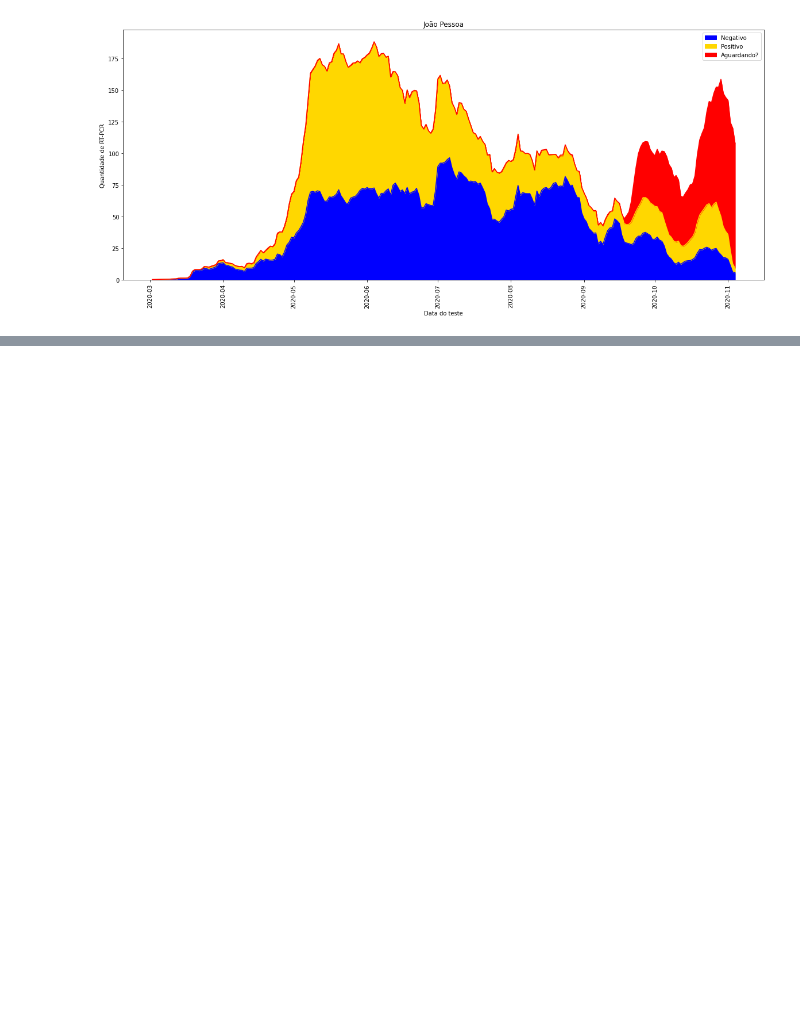
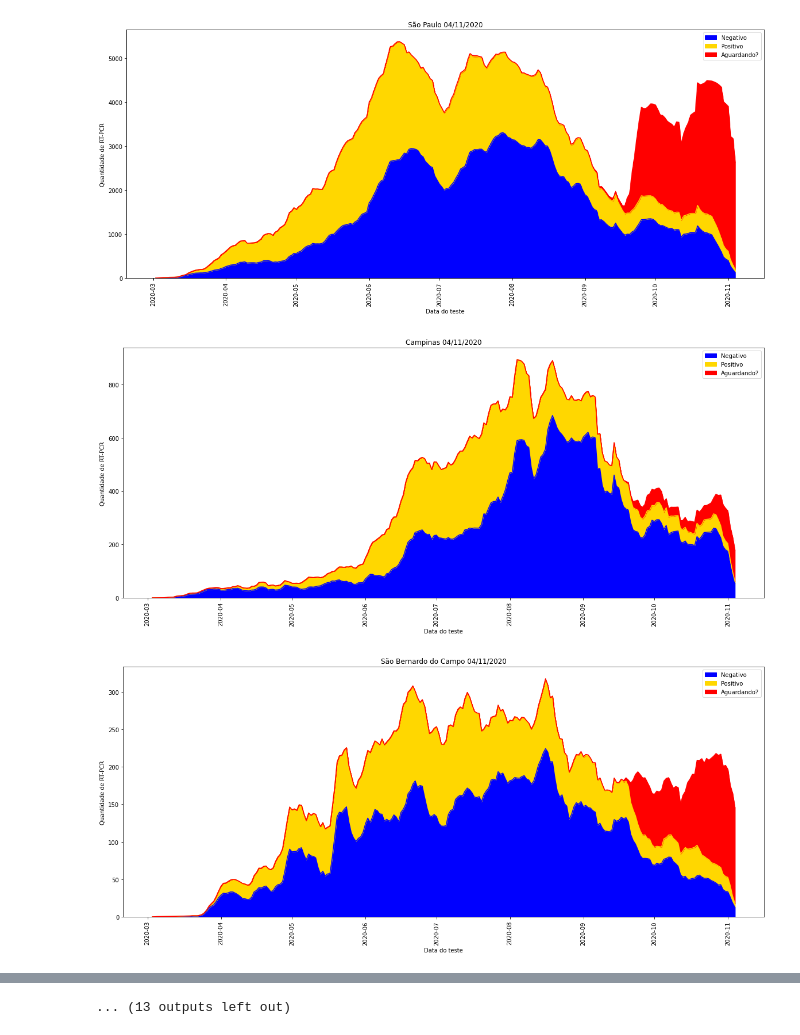
Before and after one commit to romulokps/testesPCR, a Jupyter notebook: PCRcidades.ipynb, the cells around one changed output, grey strips where cells are left out. Drawn from its saved outputs; the diff is of its cells as text; code cells hidden in the pictures; blank space fills up the shorter version.

```diff
--- a/PCRcidades.ipynb
+++ b/PCRcidades.ipynb
@@ -7,15 +7,19 @@ from datetime import datetime
 from scipy import stats
 import numpy as np
 
-caminho = '/content/drive/My Drive/dados/'
+caminho = '/content/drive/My Drive/dados/estados 2020-11-13/'
 pop = pd.read_csv('https://raw.githubusercontent.com/romulokps/testesPCR/main/populacaoBR.csv')
 pop = pop.sort_values(by = 'pop', ascending=False).head(25)
 #pop = pop.sort_values(by = 'pop', ascending=False).tail(2)
 #pop = pop.sort_values(by = 'pop', ascending=False).head(1)
+pop = pop.sort_values(by = 'estado', ascending=False)
+#pop = pop.sort_values(by = 'pop', ascending=False).head(6)
 pop = pop.reset_index()
 
 for i in pop.index:
-    fe = pd.read_csv(caminho + pop.iloc[i]['estado'], low_memory = False)
+    if ((pop.iloc[i]['estado'] != pop.iloc[i-1]['estado']) ):
+     df = pd.read_csv(caminho + pop.iloc[i]['estado'], low_memory = False)
+    fe = df
     fe = fe[fe['tipoTeste'] == 'RT-PCR']
     #if (ibge != 0):
     fe = fe[fe['municipioNotificacaoIBGE'] == pop.iloc[i]['ibgeID']]
@@ -28,32 +32,34 @@ for i in pop.index:
     fe['dataTeste'] = pd.to_datetime(fe['dataTeste']).dt.date
     fe = fe[fe['dataTeste'] > datetime.strptime('2020-03-01', '%Y-%m-%d').date()]
     #fe = fe.sort_values(by= ['dataTeste'], ascending=False)
     fe = fe.replace(np.nan, "nan")
     fe = pd.get_dummies(fe, columns=['resultadoTeste'])
     fe = fe.groupby('dataTeste').sum()
 
     #tira os outliers
     z_scores = stats.zscore(fe)
     abs_z_scores = np.abs(z_scores)
     filtered_entries = (abs_z_scores < 13).all(axis=1)
     fe = fe[filtered_entries]
 
     #total = (fe['resultadoTeste_Positivo'] + fe['resultadoTeste_Negativo'] +  fe['resultadoTeste_nan'] + fe['resultadoTeste_Inconclusivo ou Indeterminado'])
     #taxa = (fe['resultadoTeste_Positivo']/total).rolling(min_periods=1, window=janela).sum()/janela
     #taxai = (fe['resultadoTeste_Positivo']/(total - fe['resultadoTeste_nan'])).rolling(min_periods=1, window=janela).sum()/janela
     janela = 7
     fe['resultadoTeste_Positivo'] = fe['resultadoTeste_Positivo'].rolling(min_periods=1, window=janela).sum()/janela
     fe['resultadoTeste_Negativo'] = fe['resultadoTeste_Negativo'].rolling(min_periods=1, window=janela).sum()/janela
     #fe['resultadoTeste_Inconclusivo ou Indeterminado'] = fe['resultadoTeste_Inconclusivo ou Indeterminado'].rolling(min_periods=1, window=janela).sum()/janela
     fe['resultadoTeste_nan'] = fe['resultadoTeste_nan'].rolling(min_periods=1, window=janela).sum()/janela
     fe.columns = ['Negativo','Positivo','Aguardando?']
     pal = ["#9b59b6", "#e74c3c", "#34495e", "#2ecc71"]
     ax = fe.plot.area(rot=90, figsize = (20,8), color = ["blue","gold", "red"])
-    ax.set_title(estado)
+    ax.set_title(estado + fe.index[-1].strftime(' %d/%m/%Y'))
     ax.set_xlabel("Data do teste")
     ax.set_ylabel("Quantidade de RT-PCR")
     ax.figure.savefig(caminho + "img/"+ estado + '.png')
 
     #taxai.plot(rot=90, secondary_y=True)
 # %% [output]
-[figure, old version]
+[figure, new version]
+[figure, added]
+[figure, added]
@@ -59,0 +75 @@ for i in pop.index:
+... (13 outputs left out)
```
Also changed, not shown: parts of 7 cells of this notebook.
